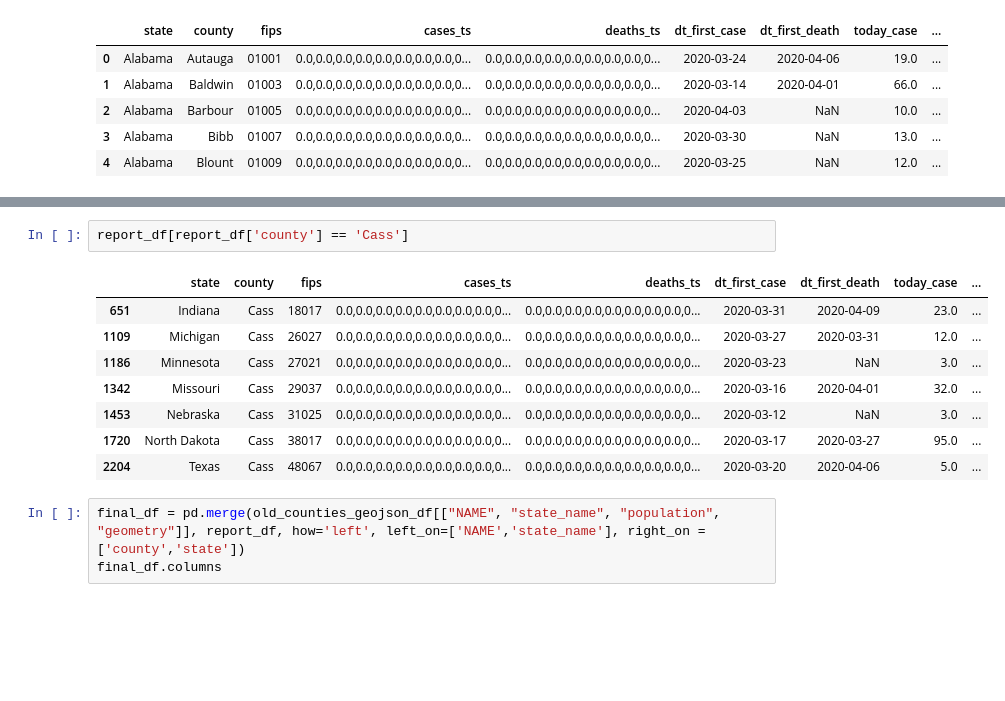
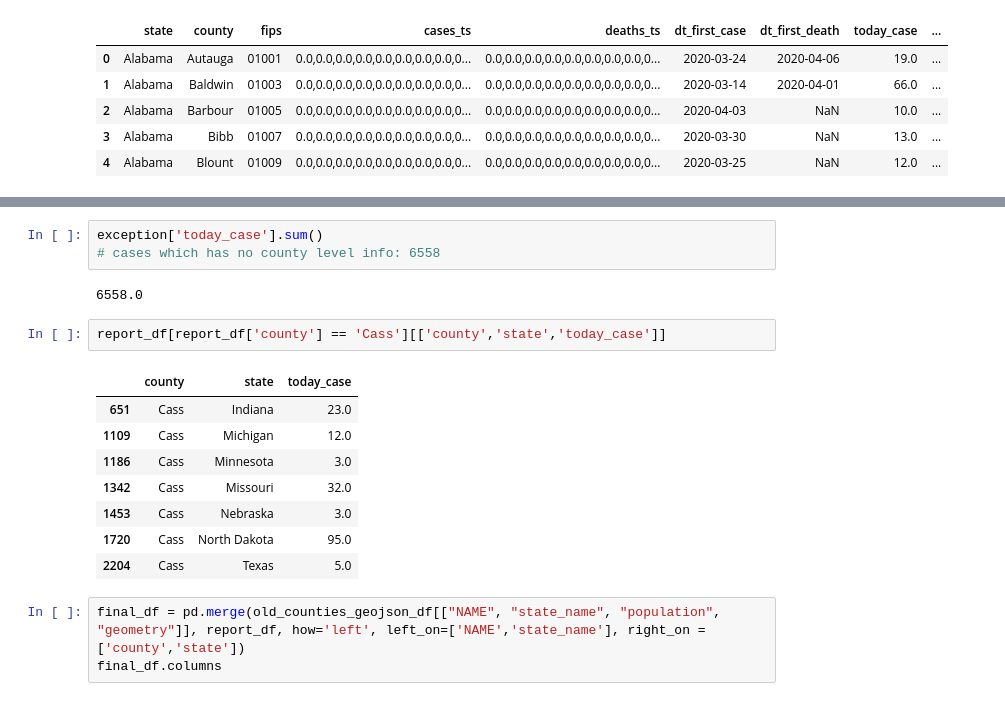
Before and after one commit to cybergis/wherecovid19_webapp, a Jupyter notebook: preprocessing/counties_new.ipynb, the cells around one changed output, grey strips where cells are left out. Drawn from its saved outputs; the diff is of its cells as text; blank space fills up the shorter version.

```diff
--- a/preprocessing/counties_new.ipynb
+++ b/preprocessing/counties_new.ipynb
@@ -212,14 +279,19 @@ report_df.head(5)
+# %%
+exception['today_case'].sum()
+# cases which has no county level info: 6558
+# %% [output]
+6558.0
 # %%
-report_df[report_df['county'] == 'Cass']
+report_df[report_df['county'] == 'Cass'][['county','state','today_case']]
 # %% [output]
-|  | state | county | fips | cases_ts | deaths_ts | dt_first_case | dt_first_death | today_case | ... |
-| 651 | Indiana | Cass | 18017 | 0.0,0.0,0.0,0.0,0.0,0.0,0.0,0.0,0... | 0.0,0.0,0.0,0.0,0.0,0.0,0.0,0.0,0... | 2020-03-31 | 2020-04-09 | 23.0 | ... |
-| 1109 | Michigan | Cass | 26027 | 0.0,0.0,0.0,0.0,0.0,0.0,0.0,0.0,0... | 0.0,0.0,0.0,0.0,0.0,0.0,0.0,0.0,0... | 2020-03-27 | 2020-03-31 | 12.0 | ... |
-| 1186 | Minnesota | Cass | 27021 | 0.0,0.0,0.0,0.0,0.0,0.0,0.0,0.0,0... | 0.0,0.0,0.0,0.0,0.0,0.0,0.0,0.0,0... | 2020-03-23 | NaN | 3.0 | ... |
-| 1342 | Missouri | Cass | 29037 | 0.0,0.0,0.0,0.0,0.0,0.0,0.0,0.0,0... | 0.0,0.0,0.0,0.0,0.0,0.0,0.0,0.0,0... | 2020-03-16 | 2020-04-01 | 32.0 | ... |
-| 1453 | Nebraska | Cass | 31025 | 0.0,0.0,0.0,0.0,0.0,0.0,0.0,0.0,0... | 0.0,0.0,0.0,0.0,0.0,0.0,0.0,0.0,0... | 2020-03-12 | NaN | 3.0 | ... |
-| 1720 | North Dakota | Cass | 38017 | 0.0,0.0,0.0,0.0,0.0,0.0,0.0,0.0,0... | 0.0,0.0,0.0,0.0,0.0,0.0,0.0,0.0,0... | 2020-03-17 | 2020-03-27 | 95.0 | ... |
-| 2204 | Texas | Cass | 48067 | 0.0,0.0,0.0,0.0,0.0,0.0,0.0,0.0,0... | 0.0,0.0,0.0,0.0,0.0,0.0,0.0,0.0,0... | 2020-03-20 | 2020-04-06 | 5.0 | ... |
+|  | county | state | today_case |
+| 651 | Cass | Indiana | 23.0 |
+| 1109 | Cass | Michigan | 12.0 |
+| 1186 | Cass | Minnesota | 3.0 |
+| 1342 | Cass | Missouri | 32.0 |
+| 1453 | Cass | Nebraska | 3.0 |
+| 1720 | Cass | North Dakota | 95.0 |
+| 2204 | Cass | Texas | 5.0 |
 # %%
 final_df = pd.merge(old_counties_geojson_df[["NAME", "state_name", "population", "geometry"]], report_df, how='left', left_on=['NAME','state_name'], right_on = ['county','state'])
 final_df.columns
```
Also changed, not shown: parts of 18 cells of this notebook, 1 other file.
